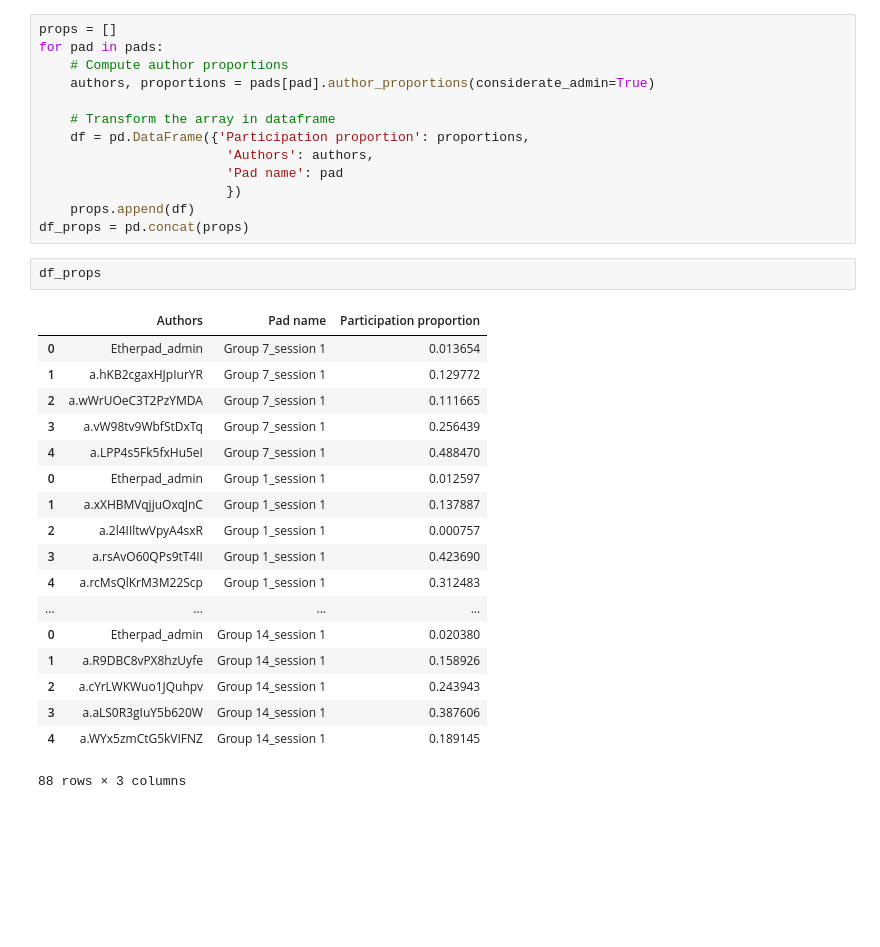
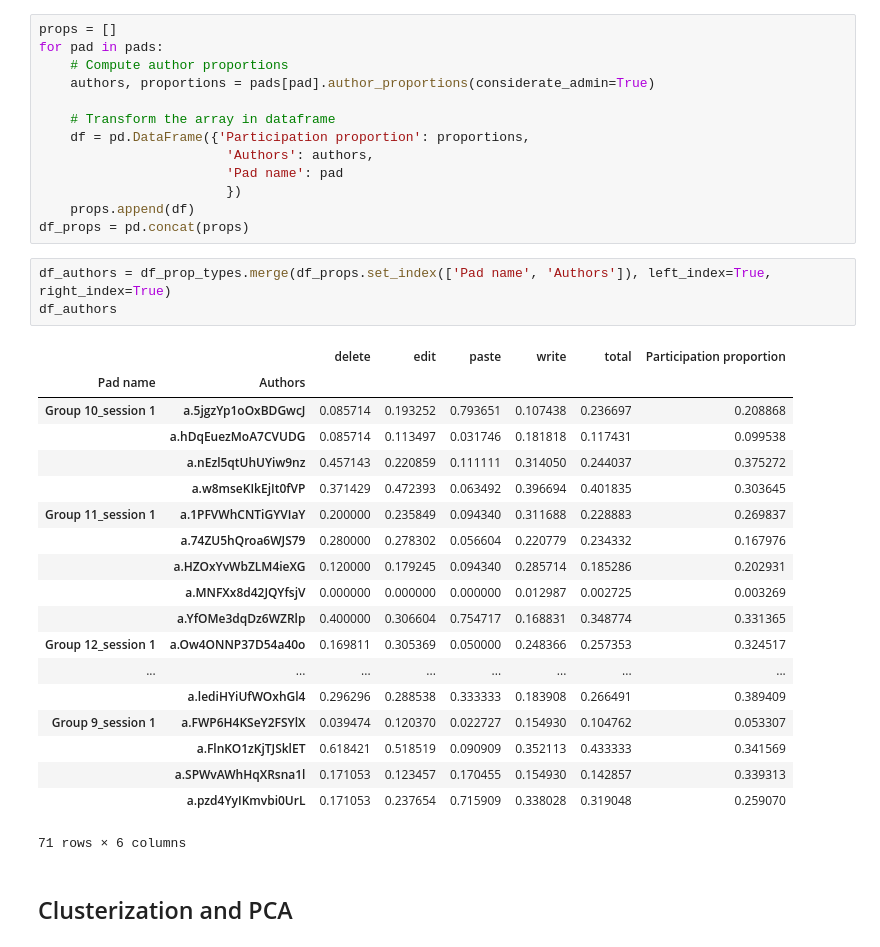
Before and after one commit to chili-epfl/FROG-analytics, a Jupyter notebook: author_clusterization.ipynb, the cells around one changed output. Cells and saved outputs as stored; diff of their text form; blank space fills up the shorter version.

```diff
--- a/author_clusterization.ipynb
+++ b/author_clusterization.ipynb
@@ -95,24 +99,28 @@ for pad in pads:
                         })
     props.append(df)
 df_props = pd.concat(props)
-# %%
-df_props
-# %% [output]
-|  | Authors | Pad name | Participation proportion |
-| 0 | Etherpad_admin | Group 7_session 1 | 0.013654 |
-| 1 | a.hKB2cgaxHJpIurYR | Group 7_session 1 | 0.129772 |
-| 2 | a.wWrUOeC3T2PzYMDA | Group 7_session 1 | 0.111665 |
-| 3 | a.vW98tv9WbfStDxTq | Group 7_session 1 | 0.256439 |
-| 4 | a.LPP4s5Fk5fxHu5eI | Group 7_session 1 | 0.488470 |
-| 0 | Etherpad_admin | Group 1_session 1 | 0.012597 |
-| 1 | a.xXHBMVqjjuOxqJnC | Group 1_session 1 | 0.137887 |
-| 2 | a.2l4IIltwVpyA4sxR | Group 1_session 1 | 0.000757 |
-| 3 | a.rsAvO60QPs9tT4II | Group 1_session 1 | 0.423690 |
-| 4 | a.rcMsQlKrM3M22Scp | Group 1_session 1 | 0.312483 |
-| ... | ... | ... | ... |
-| 0 | Etherpad_admin | Group 14_session 1 | 0.020380 |
-| 1 | a.R9DBC8vPX8hzUyfe | Group 14_session 1 | 0.158926 |
-| 2 | a.cYrLWKWuo1JQuhpv | Group 14_session 1 | 0.243943 |
-| 3 | a.aLS0R3gIuY5b620W | Group 14_session 1 | 0.387606 |
-| 4 | a.WYx5zmCtG5kVIFNZ | Group 14_session 1 | 0.189145 |
-88 rows × 3 columns
+# %%
+df_authors = df_prop_types.merge(df_props.set_index(['Pad name', 'Authors']), left_index=True, right_index=True)
+df_authors
+# %% [output]
+|  |  | delete | edit | paste | write | total | Participation proportion |
+| Pad name | Authors |  |  |  |  |  |  |
+| Group 10_session 1 | a.5jgzYp1oOxBDGwcJ | 0.085714 | 0.193252 | 0.793651 | 0.107438 | 0.236697 | 0.208868 |
+|  | a.hDqEuezMoA7CVUDG | 0.085714 | 0.113497 | 0.031746 | 0.181818 | 0.117431 | 0.099538 |
+|  | a.nEzl5qtUhUYiw9nz | 0.457143 | 0.220859 | 0.111111 | 0.314050 | 0.244037 | 0.375272 |
+|  | a.w8mseKIkEjIt0fVP | 0.371429 | 0.472393 | 0.063492 | 0.396694 | 0.401835 | 0.303645 |
+| Group 11_session 1 | a.1PFVWhCNTiGYVIaY | 0.200000 | 0.235849 | 0.094340 | 0.311688 | 0.228883 | 0.269837 |
+|  | a.74ZU5hQroa6WJS79 | 0.280000 | 0.278302 | 0.056604 | 0.220779 | 0.234332 | 0.167976 |
+|  | a.HZOxYvWbZLM4ieXG | 0.120000 | 0.179245 | 0.094340 | 0.285714 | 0.185286 | 0.202931 |
+|  | a.MNFXx8d42JQYfsjV | 0.000000 | 0.000000 | 0.000000 | 0.012987 | 0.002725 | 0.003269 |
+|  | a.YfOMe3dqDz6WZRlp | 0.400000 | 0.306604 | 0.754717 | 0.168831 | 0.348774 | 0.331365 |
+| Group 12_session 1 | a.Ow4ONNP37D54a40o | 0.169811 | 0.305369 | 0.050000 | 0.248366 | 0.257353 | 0.324517 |
+| ... | ... | ... | ... | ... | ... | ... | ... |
+|  | a.lediHYiUfWOxhGl4 | 0.296296 | 0.288538 | 0.333333 | 0.183908 | 0.266491 | 0.389409 |
+| Group 9_session 1 | a.FWP6H4KSeY2FSYlX | 0.039474 | 0.120370 | 0.022727 | 0.154930 | 0.104762 | 0.053307 |
+|  | a.FlnKO1zKjTJSklET | 0.618421 | 0.518519 | 0.090909 | 0.352113 | 0.433333 | 0.341569 |
+|  | a.SPWvAWhHqXRsna1l | 0.171053 | 0.123457 | 0.170455 | 0.154930 | 0.142857 | 0.339313 |
+|  | a.pzd4YyIKmvbi0UrL | 0.171053 | 0.237654 | 0.715909 | 0.338028 | 0.319048 | 0.259070 |
+71 rows × 6 columns
+# %% [markdown]
+## Clusterization and PCA
```
Also changed, not shown: parts of 3 cells of this notebook.
